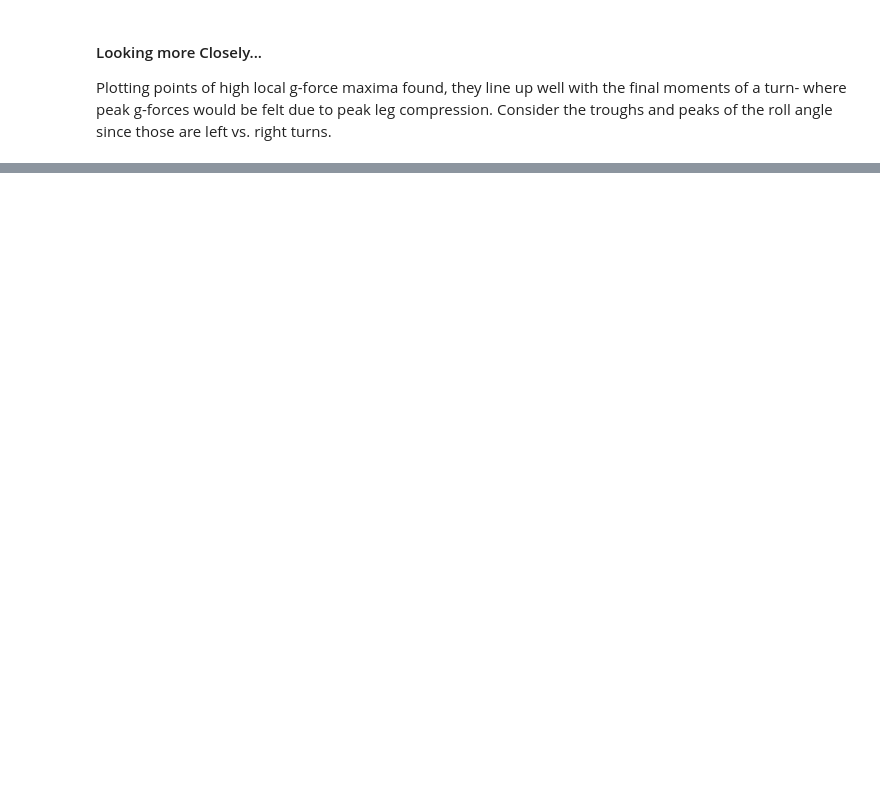
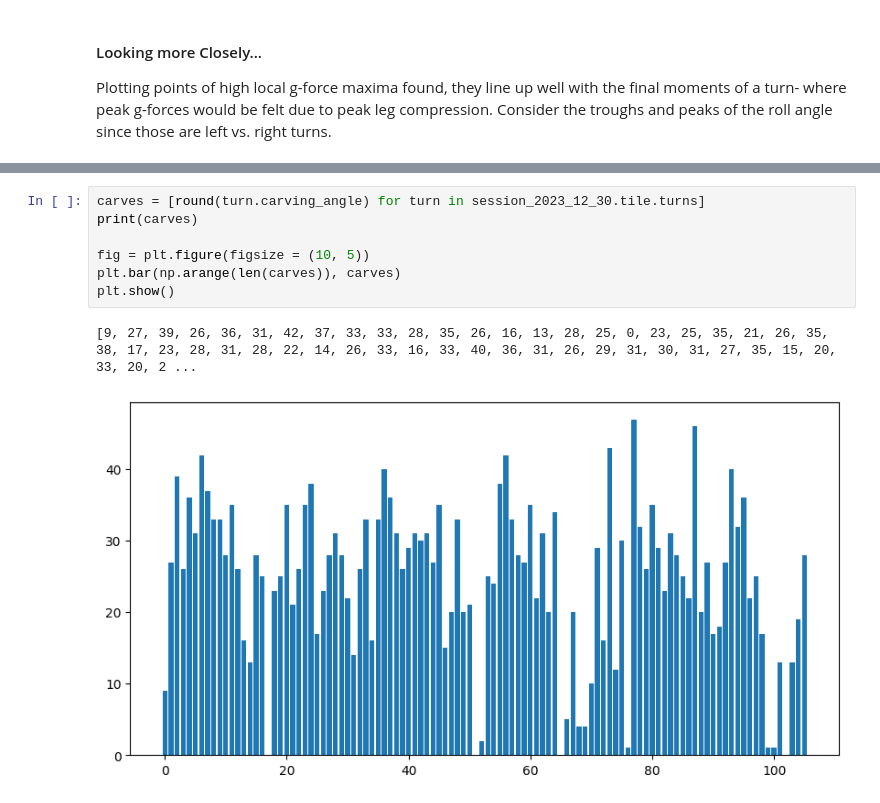
Before and after one commit to Nagillimi/Skiing-Logging, a Jupyter notebook: notebooks/turn_identification.ipynb, the cells around one changed output, grey strips where cells are left out. Saved outputs shown, nothing was run; the diff lists cells and outputs as text; blank space fills up the shorter version.

```diff
--- a/notebooks/turn_identification.ipynb
+++ b/notebooks/turn_identification.ipynb
@@ -97,3 +263,13 @@ _ = plotTurnAnalytics(session_2023_12_30.tile, zc_mG_lpf_idxs, brackets[0])
+# %%
+carves = [round(turn.carving_angle) for turn in session_2023_12_30.tile.turns]
+print(carves)
+
+fig = plt.figure(figsize = (10, 5))
+plt.bar(np.arange(len(carves)), carves)
+plt.show()
+# %% [output]
+[9, 27, 39, 26, 36, 31, 42, 37, 33, 33, 28, 35, 26, 16, 13, 28, 25, 0, 23, 25, 35, 21, 26, 35, 38, 17, 23, 28, 31, 28, 22, 14, 26, 33, 16, 33, 40, 36, 31, 26, 29, 31, 30, 31, 27, 35, 15, 20, 33, 20, 2 ...
+[figure, added]
 # %% [markdown]
 ## Statistical Tests
 
```
Also changed, not shown: parts of 7 cells of this notebook, 6 other files.
